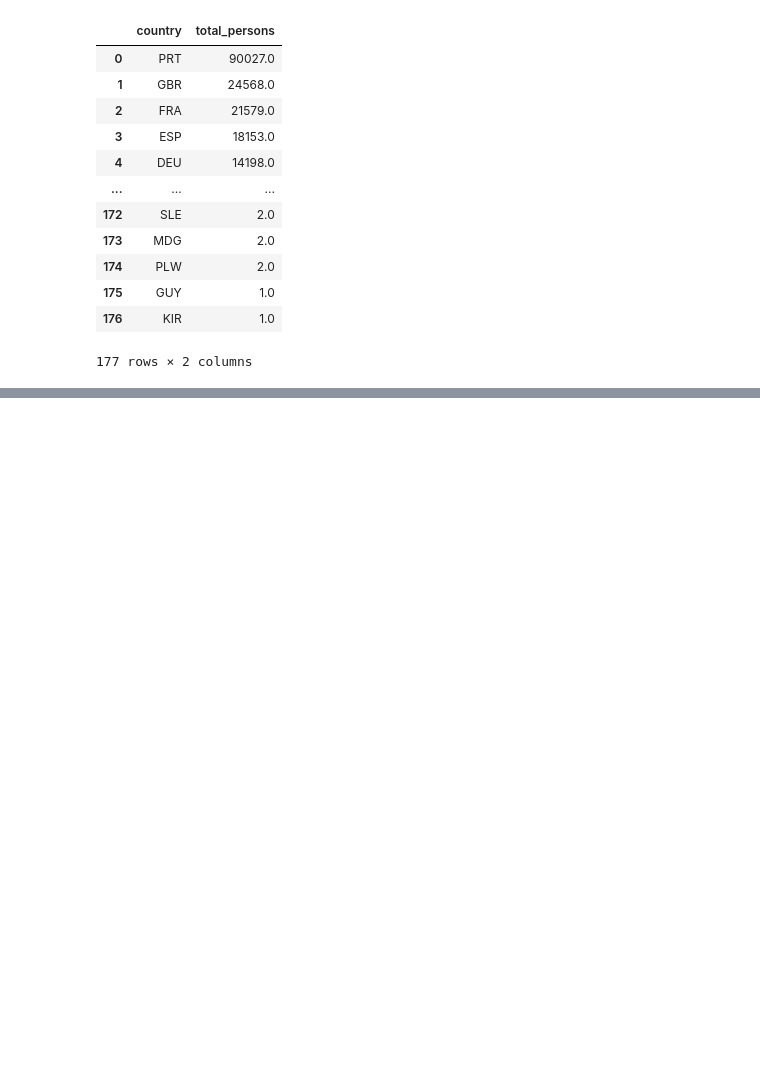
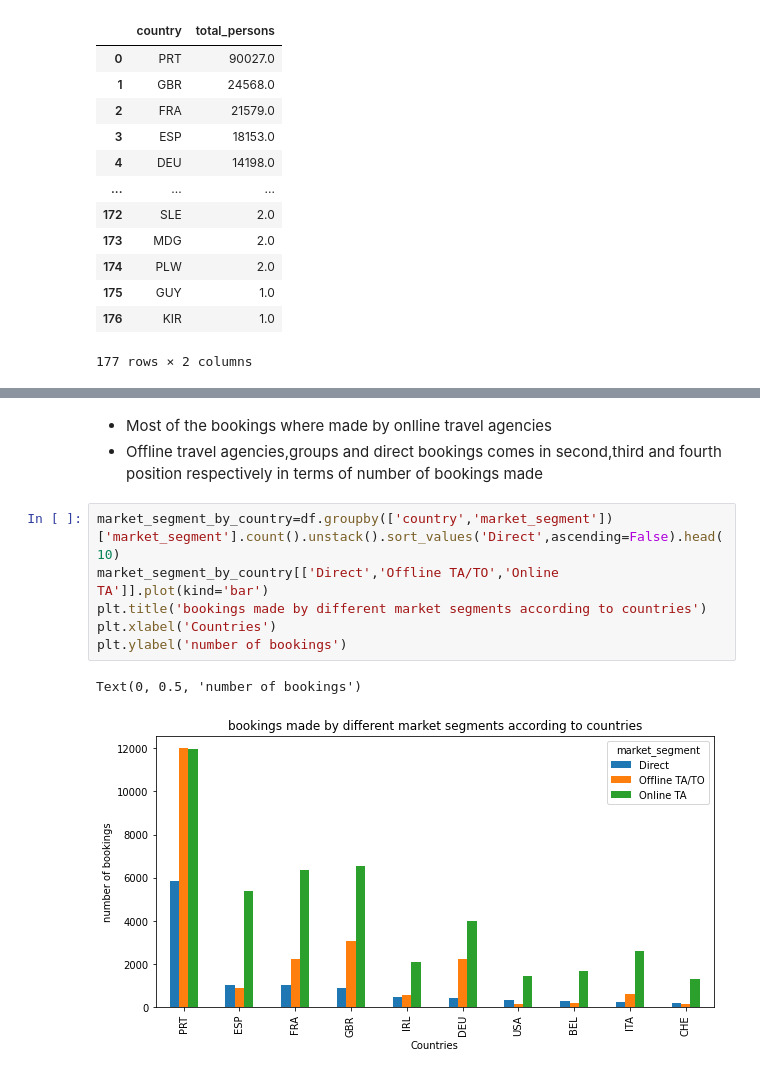
Before and after one commit to shiyasAli/EDA-project-Hotel-Booking-Analysis, a Jupyter notebook: Copy_of_Hotel_Booking_Analysis_Capstone_Project.ipynb, the cells around one changed output, grey strips where cells are left out. Cells and saved outputs as stored; diff of their text form; blank space fills up the shorter version.

```diff
--- a/Copy_of_Hotel_Booking_Analysis_Capstone_Project.ipynb
+++ b/Copy_of_Hotel_Booking_Analysis_Capstone_Project.ipynb
@@ -271,0 +282,14 @@ df.groupby('country')['total_persons'].sum().reset_index().sort_values('total_pe
+# %% [markdown]
+
+
+*   Most of the bookings where made by onlline travel agencies
+*   Offline travel agencies,groups and direct bookings comes in second,third and fourth position respectively in terms of number of bookings made
+# %%
+market_segment_by_country=df.groupby(['country','market_segment'])['market_segment'].count().unstack().sort_values('Direct',ascending=False).head(10)
+market_segment_by_country[['Direct','Offline TA/TO','Online TA']].plot(kind='bar')
+plt.title('bookings made by different market segments according to countries')
+plt.xlabel('Countries')
+plt.ylabel('number of bookings')
+# %% [output]
+Text(0, 0.5, 'number of bookings')
+[figure, added]
```
Also changed, not shown: parts of 1 cell of this notebook.
